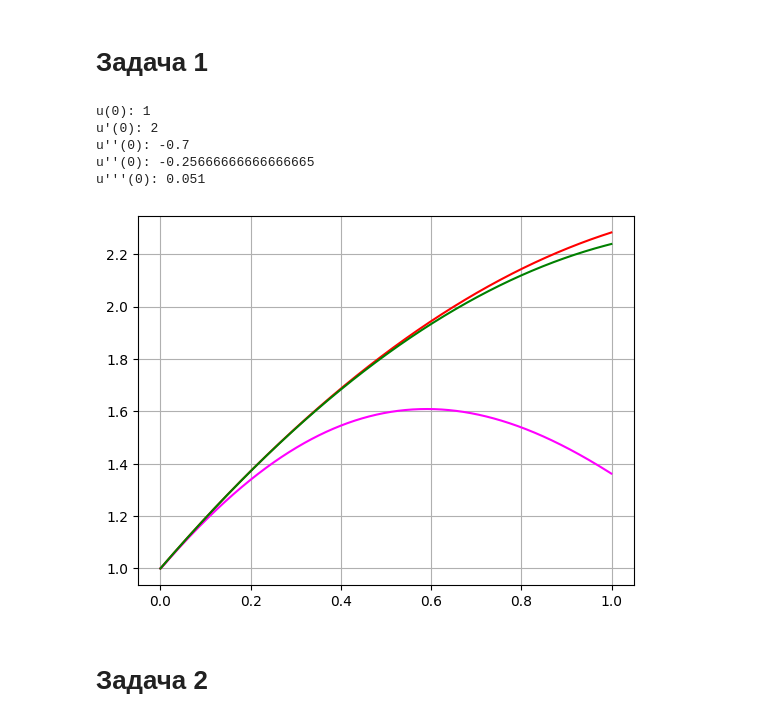
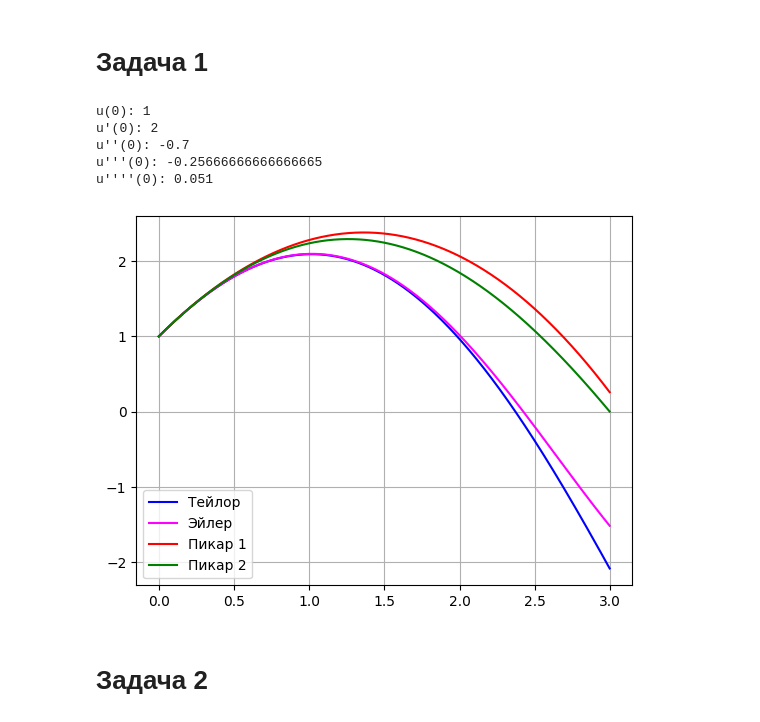
Before and after one commit to mshsvnv/Modeling, a Jupyter notebook: lab_01/task_1_2.ipynb, the cells around one changed output. Cells and saved outputs as stored; diff of their text form; code cells hidden in the pictures.

```diff
--- a/lab_01/task_1_2.ipynb
+++ b/lab_01/task_1_2.ipynb
@@ -29,7 +29,7 @@ def u1_der3(x):
 def u1_der4(x):
     return  -0.2 * (3 * u1_der1(x) * u1_der2(x) + u1 * u1_der3(x)) - (0.3 * u1_der1(x) + (1 + 0.1 * x) * u1_der2(x))
 # %%
-x_start, x_end = 0, 1
+x_start, x_end = 0, 3
 N = 1000
 
 h = (x_end - x_start) / N
@@ -42,15 +42,15 @@ a = u1_der1(0)
 b = u1_der2(0)
 c = u1_der3(0)
 
-# y_row = u + u1 * x + a * x ** 2 / 2 + b * x ** 3 / 6 + c * x ** 4 / 24
+y_row = u + u1 * x + a * x ** 2 / 2 + b * x ** 3 / 6 + c * x ** 4 / 24
 
-print(f"u(0): {u}\nu'(0): {u1}\nu''(0): {a / 2}\nu''(0): {b / 6}\nu'''(0): {c / 24}")
+print(f"u(0): {u}\nu'(0): {u1}\nu''(0): {a / 2}\nu'''(0): {b / 6}\nu''''(0): {c / 24}")
 # %% [output]
 u(0): 1
 u'(0): 2
 u''(0): -0.7
-u''(0): -0.25666666666666665
-u'''(0): 0.051
+u'''(0): -0.25666666666666665
+u''''(0): 0.051
 # %%
 # Эйлер
 def y_eul(x, h):
@@ -64,7 +64,8 @@ def y_eul(x, h):
 
     for i in range(1, n):
         y_1[i] = y_1[i - 1] + h * (-0.1 * y_1[i - 1] ** 2 - (1 + 0.1 * x[i - 1]) * y[i - 1])
-        y[i] = x[i - 1] * (y_1[i - 1] + h * (-0.1 * y_1[i - 1] ** 2 - y[i - 1])) + 1 / 20 * x[i - 1] ** 2 + 1
+
+        y[i] = y[i - 1] + h * y_1[i - 1]
 
     return y
 
@@ -74,17 +75,24 @@ def y_pic_1(x):
 
 def y_pic_2(x):
     return 2 * x - 0.7 * x ** 2 - 0.076 * x ** 3 + 0.0145 * x ** 4 + 0.0007 * x ** 5 + 1
+
+def y_pic_3(x):
+    return 2 * x - 0.7 * x ** 2 - 0.076 * x ** 3 + 0.0145 * x ** 4 + 0.0007 * x ** 5 + 1
 # %%
 plt.grid(True)
 
-plt.plot(x, y_eul(x, h), color = "magenta")
+plt.plot(x, y_row, color = "blue", label = "Тейлор")
 
-plt.plot(x, y_pic_1(x), color = "red")
-plt.plot(x, y_pic_2(x), color = "green")
+plt.plot(x, y_eul(x, h), color = "magenta", label = "Эйлер")
+
+plt.plot(x, y_pic_1(x), color = "red", label = "Пикар 1")
+plt.plot(x, y_pic_2(x), color = "green", label = "Пикар 2")
+
+plt.legend()
 
 plt.show()
 # %% [output]
-[figure, old version]
+[figure, new version]
 # %% [markdown]
 # Задача 2
 # %%
```
Also changed, not shown: parts of 2 cells of this notebook, 1 other file.
